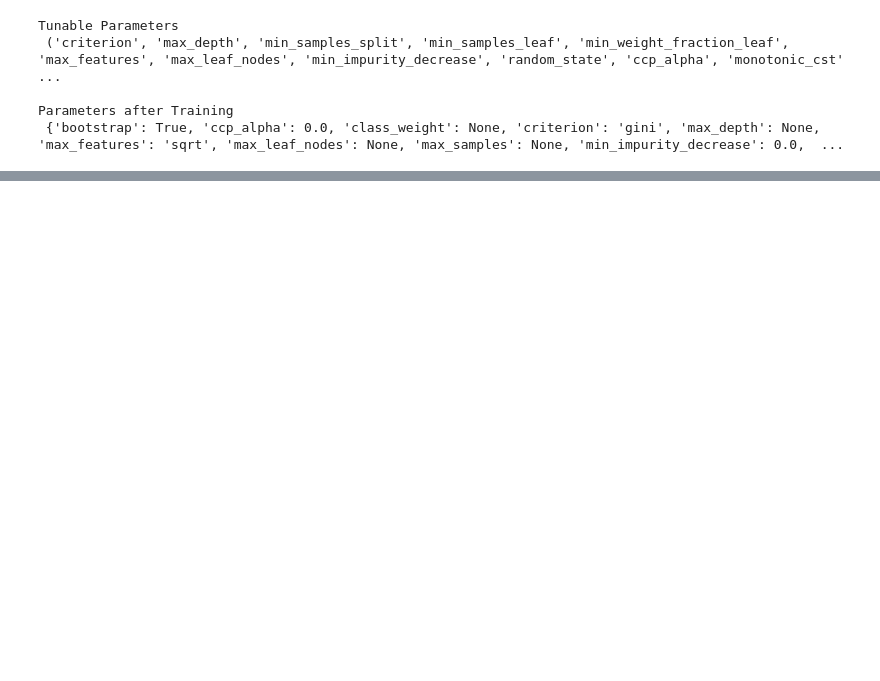
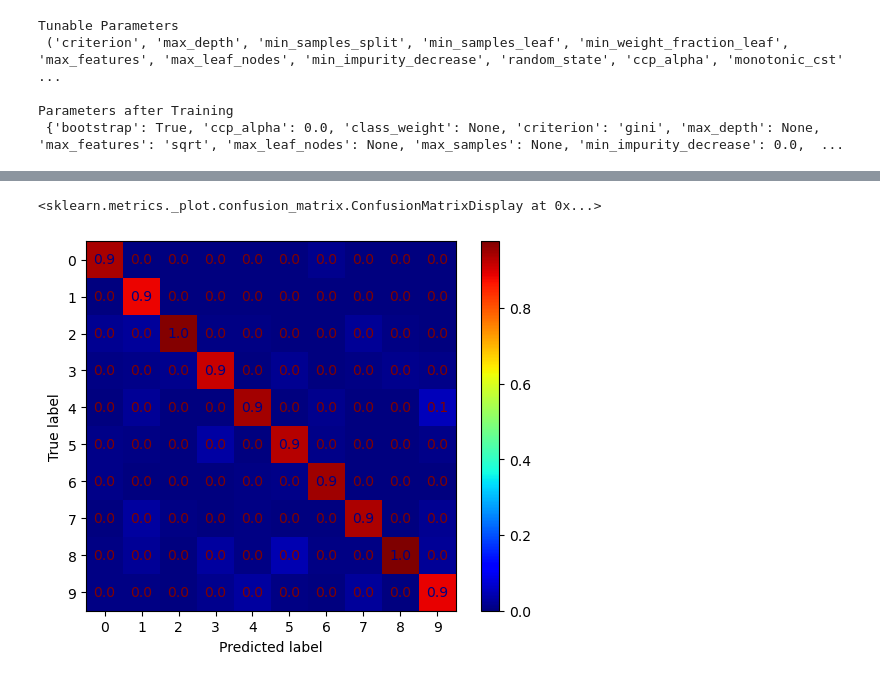
Before and after one commit to anilhimam17/Kaggle-Machine-Learning, a Jupyter notebook: Hands on ML Exercises/Classification Exercises.ipynb, the cells around one changed output, grey strips where cells are left out. Cells and saved outputs as stored; diff of their text form; code cells hidden in the pictures; blank space fills up the shorter version.

```diff
--- a/Hands on ML Exercises/Classification Exercises.ipynb
+++ b/Hands on ML Exercises/Classification Exercises.ipynb
@@ -77,0 +99,6 @@ print("\nBest Parameters\n", grid_rfc.best_params_)
+# %%
+predictions = cross_val_predict(knc, X_test, y_test, cv=3, n_jobs=-1)
+ConfusionMatrixDisplay.from_predictions(y_test, predictions, cmap="jet", normalize="pred", values_format=".1f")
+# %% [output]
+<sklearn.metrics._plot.confusion_matrix.ConfusionMatrixDisplay at 0x...>
+[figure, added]
```
Also changed, not shown: parts of 5 cells of this notebook.
